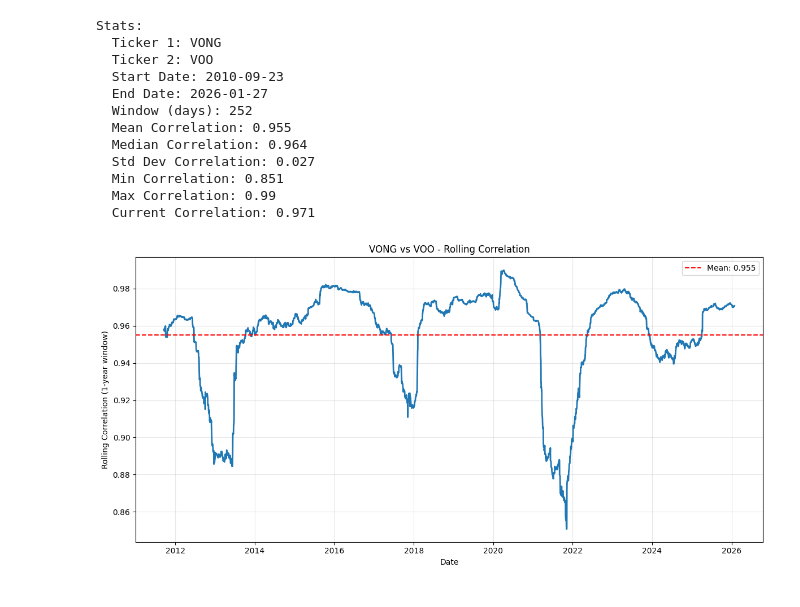
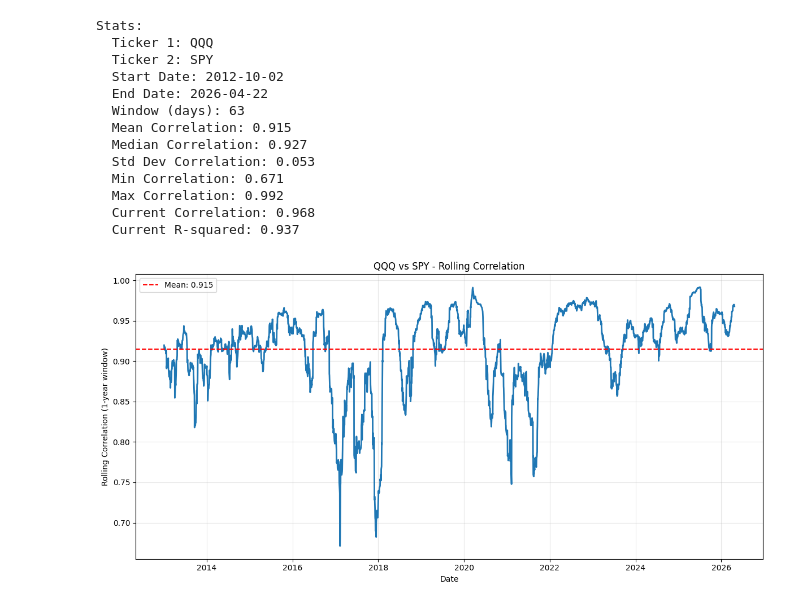
Before and after one commit to sacrom-wongbe/compounding-focus-finance-tooling, a Jupyter notebook: Correlator.ipynb, the cells around one changed output. Cells and saved outputs as stored; diff of their text form; code cells hidden in the pictures.

```diff
--- a/Correlator.ipynb
+++ b/Correlator.ipynb
@@ -64,6 +64,8 @@ def rolling_correlation_2ticker(
 
     # 4. Calculate rolling correlation
     rolling_corr = returns1.rolling(window=window_days).corr(returns2)
+    current_corr = rolling_corr.iloc[-1] if len(rolling_corr) else np.nan
+    current_r_squared = current_corr ** 2 if not pd.isna(current_corr) else np.nan
 
     # 5. Compute summary statistics
     stats = {
@@ -77,7 +79,8 @@ def rolling_correlation_2ticker(
         "Std Dev Correlation": round(rolling_corr.std(), 3),
         "Min Correlation": round(rolling_corr.min(), 3),
         "Max Correlation": round(rolling_corr.max(), 3),
-        "Current Correlation": round(rolling_corr.iloc[-1], 3) if not pd.isna(rolling_corr.iloc[-1]) else np.nan,
+        "Current Correlation": round(current_corr, 3) if not pd.isna(current_corr) else np.nan,
+        "Current R-squared": round(current_r_squared, 3) if not pd.isna(current_r_squared) else np.nan,
     }
 
     return {
@@ -86,38 +89,39 @@ def rolling_correlation_2ticker(
     }
 # %%
 # Rolling correlation between two stocks
-result = rolling_correlation_2ticker("VONG", "VOO", start_date="2000-01-01", end_date=None, window_days=252)
+result = rolling_correlation_2ticker("QQQ", "SPY", start_date="2012-10-01", end_date=None, window_days=63)
 print("Stats:")
 for key, value in result["stats"].items():
     print(f"  {key}: {value}")
 
 # Plot rolling correlation over time
 rolling_corr_series = result["rolling_correlation"]
 import matplotlib.pyplot as plt
 plt.figure(figsize=(12, 6))
 plt.plot(rolling_corr_series.index, rolling_corr_series.values, linewidth=2)
 plt.axhline(y=result["stats"]["Mean Correlation"], color='r', linestyle='--', label=f"Mean: {result['stats']['Mean Correlation']}")
 plt.xlabel("Date")
 plt.ylabel("Rolling Correlation (1-year window)")
 plt.title(f"{result['stats']['Ticker 1']} vs {result['stats']['Ticker 2']} - Rolling Correlation")
 plt.legend()
 plt.grid(True, alpha=0.3)
 plt.tight_layout()
 plt.show()
 # %% [output]
 Stats:
-  Ticker 1: VONG
-  Ticker 2: VOO
-  Start Date: 2010-09-23
-  End Date: 2026-01-27
-  Window (days): 252
-  Mean Correlation: 0.955
-  Median Correlation: 0.964
-  Std Dev Correlation: 0.027
-  Min Correlation: 0.851
-  Max Correlation: 0.99
-  Current Correlation: 0.971
+  Ticker 1: QQQ
+  Ticker 2: SPY
+  Start Date: 2012-10-02
+  End Date: 2026-04-22
+  Window (days): 63
+  Mean Correlation: 0.915
+  Median Correlation: 0.927
+  Std Dev Correlation: 0.053
+  Min Correlation: 0.671
+  Max Correlation: 0.992
+  Current Correlation: 0.968
+  Current R-squared: 0.937
-[figure, old version]
+[figure, new version]
 # %%
 # If needed (run once): !pip install yfinance pandas matplotlib
 
```
Also changed, not shown: parts of 2 cells of this notebook, 20 other files.
